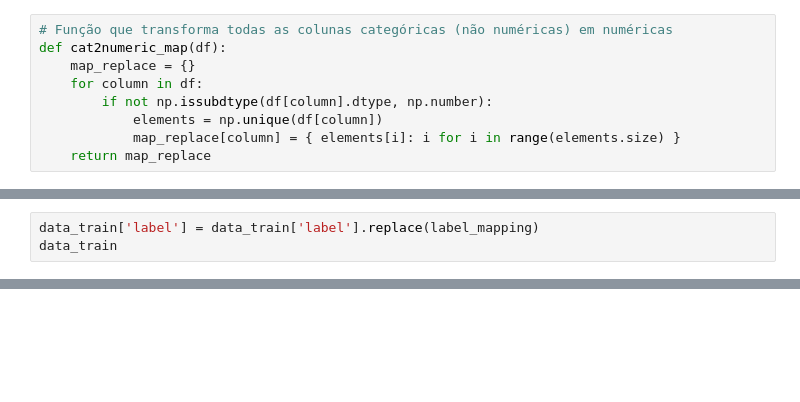
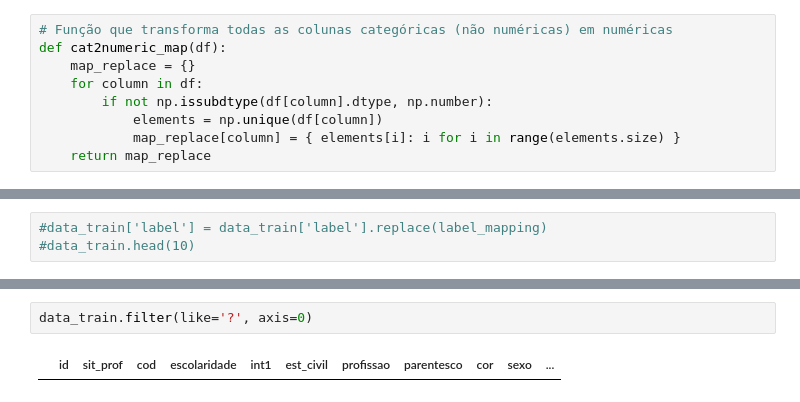
Before and after one commit to Eudalio/Aprendizado-de-Maquina, a Jupyter notebook: Exercicio_09/lista 09.ipynb, the cells around one changed output, grey strips where cells are left out. Drawn from its saved outputs; the diff is of its cells as text; blank space fills up the shorter version.

```diff
--- a/Exercicio_09/lista 09.ipynb
+++ b/Exercicio_09/lista 09.ipynb
@@ -168,3 +146,3 @@ label_mapping
 # %%
-data_train['label'] = data_train['label'].replace(label_mapping)
-data_train
+#data_train['label'] = data_train['label'].replace(label_mapping)
+#data_train.head(10)
@@ -189,0 +175,4 @@ data_train
+# %%
+data_train.filter(like='?', axis=0)
+# %% [output]
+|  | id | sit_prof | cod | escolaridade | int1 | est_civil | profissao | parentesco | cor | sexo | ... |
```
Also changed, not shown: parts of 13 cells of this notebook.
